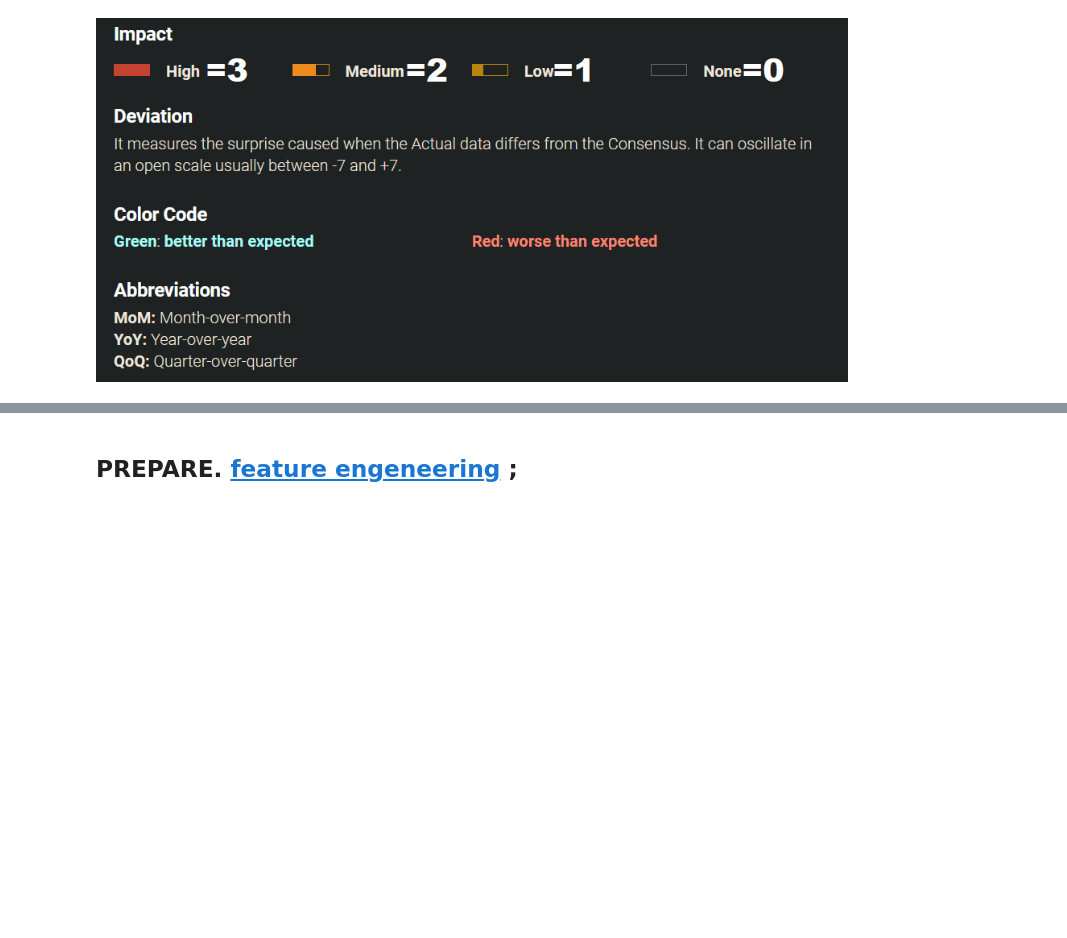
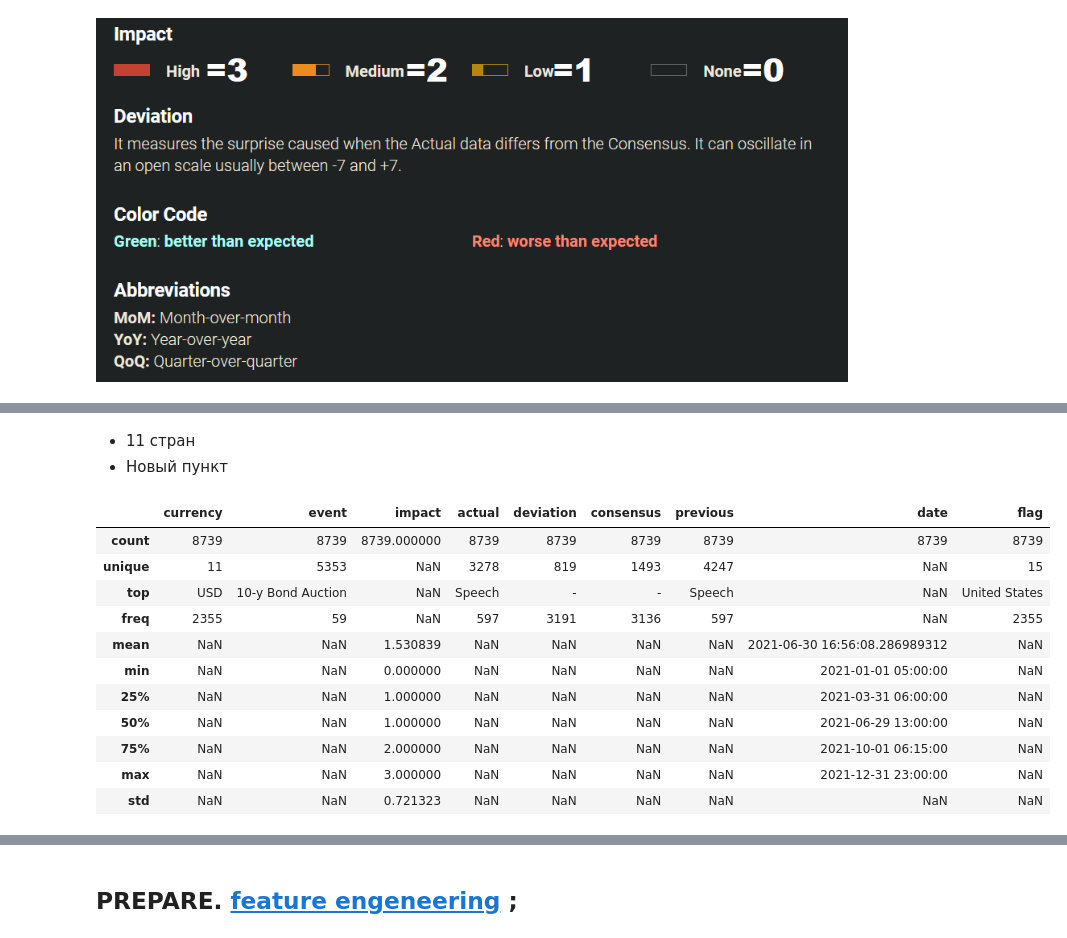
Before and after one commit to mikaelangelm/scalping, a Jupyter notebook: alpari.ipynb, the cells around one changed output, grey strips where cells are left out. Saved outputs shown, nothing was run; the diff lists cells and outputs as text; code cells hidden in the pictures; blank space fills up the shorter version.

```diff
--- a/alpari.ipynb
+++ b/alpari.ipynb
@@ -289,0 +331,18 @@ Wall time: 555 ms
+# %% [markdown]
+*   11 стран
+*   Новый пункт
+# %%
+_events.describe(include='all', datetime_is_numeric=True)
+# %% [output]
+|  | currency | event | impact | actual | deviation | consensus | previous | date | flag |
+| count | 8739 | 8739 | 8739.000000 | 8739 | 8739 | 8739 | 8739 | 8739 | 8739 |
+| unique | 11 | 5353 | NaN | 3278 | 819 | 1493 | 4247 | NaN | 15 |
+| top | USD | 10-y Bond Auction | NaN | Speech | - | - | Speech | NaN | United States |
+| freq | 2355 | 59 | NaN | 597 | 3191 | 3136 | 597 | NaN | 2355 |
+| mean | NaN | NaN | 1.530839 | NaN | NaN | NaN | NaN | 2021-06-30 16:56:08.286989312 | NaN |
+| min | NaN | NaN | 0.000000 | NaN | NaN | NaN | NaN | 2021-01-01 05:00:00 | NaN |
+| 25% | NaN | NaN | 1.000000 | NaN | NaN | NaN | NaN | 2021-03-31 06:00:00 | NaN |
+| 50% | NaN | NaN | 1.000000 | NaN | NaN | NaN | NaN | 2021-06-29 13:00:00 | NaN |
+| 75% | NaN | NaN | 2.000000 | NaN | NaN | NaN | NaN | 2021-10-01 06:15:00 | NaN |
+| max | NaN | NaN | 3.000000 | NaN | NaN | NaN | NaN | 2021-12-31 23:00:00 | NaN |
+| std | NaN | NaN | 0.721323 | NaN | NaN | NaN | NaN | NaN | NaN |
```
Also changed, not shown: parts of 31 cells of this notebook.
